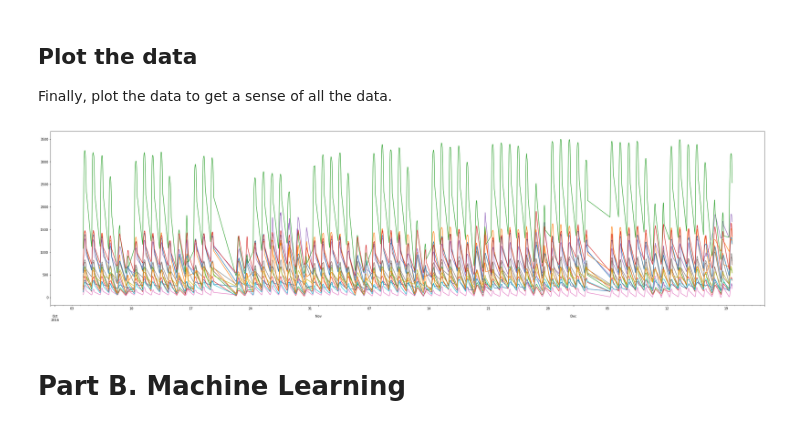
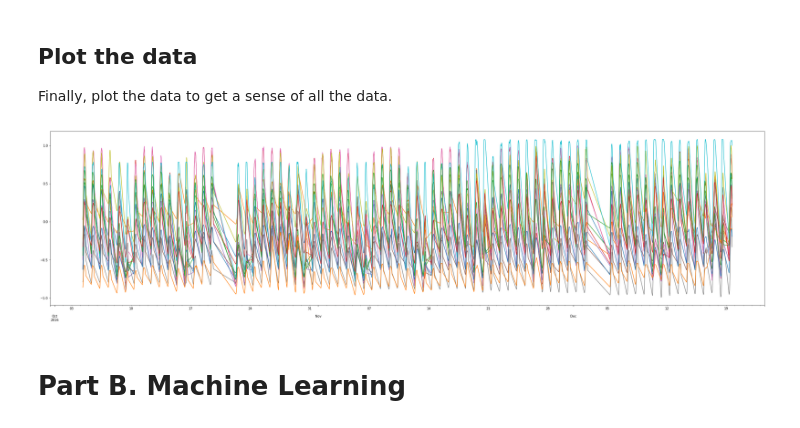
Before and after one commit to pyokagan/carparkdata, a Jupyter notebook: LSTM-clean.ipynb, the cells around one changed output. Saved outputs shown, nothing was run; the diff lists cells and outputs as text; code cells hidden in the pictures.

```diff
--- a/LSTM-clean.ipynb
+++ b/LSTM-clean.ipynb
@@ -227,0 +238,10 @@ ds_filled
+# %%
+def rescale(dataset):
+    out = {}
+    for k, (v, capacity) in dataset.items():
+        out[k] = (v / float(capacity)) * 2.0 - 1.0, capacity
+    return out
+
+ds_rescale = rescale(ds_filled)
+dataset = ds_rescale
+ds_rescale
@@ -230,10 +296,10 @@ ds_filled
 
 Finally, plot the data to get a sense of all the data.
 # %%
-for k, (v, capacity) in ds_filled.items():
+for k, (v, capacity) in ds_rescale.items():
     v.plot(figsize=(40, 10))
 # %% [output]
-[figure, old version]
+[figure, new version]
 # %% [markdown]
 # Part B. Machine Learning
 # %% [markdown]
```
Also changed, not shown: parts of 37 cells of this notebook.
